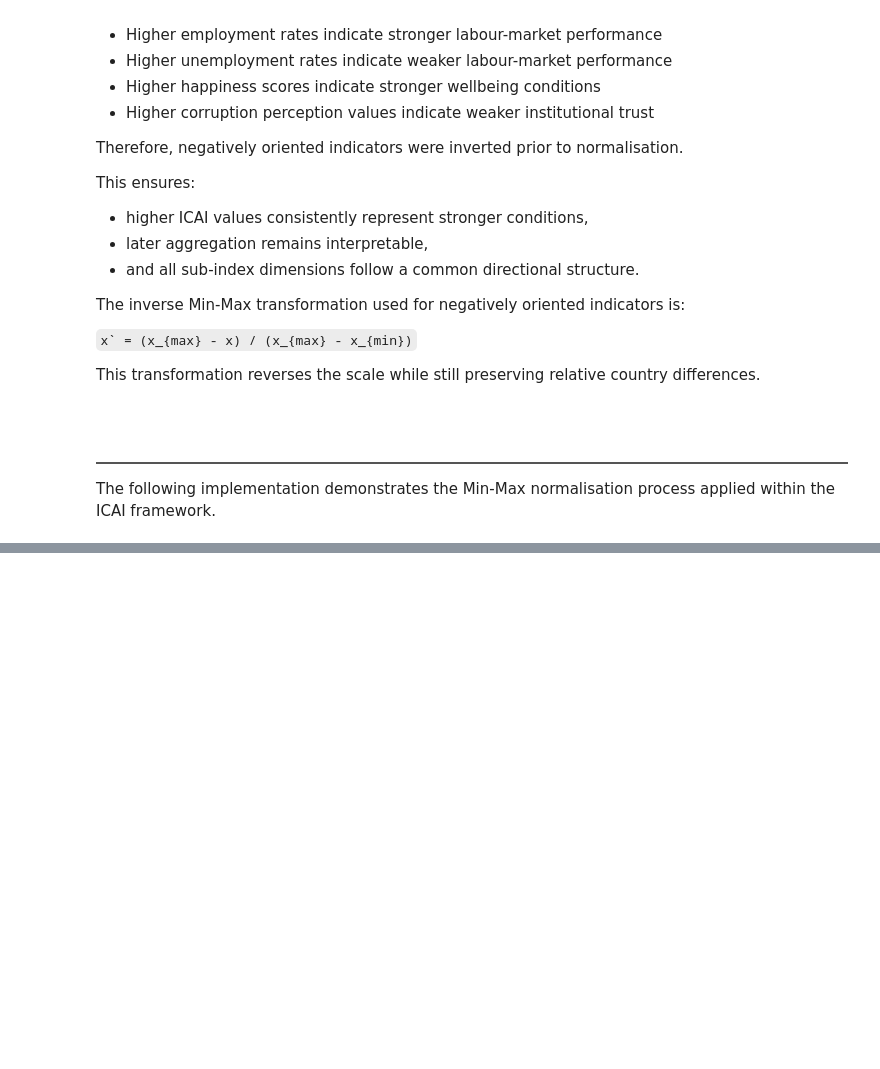
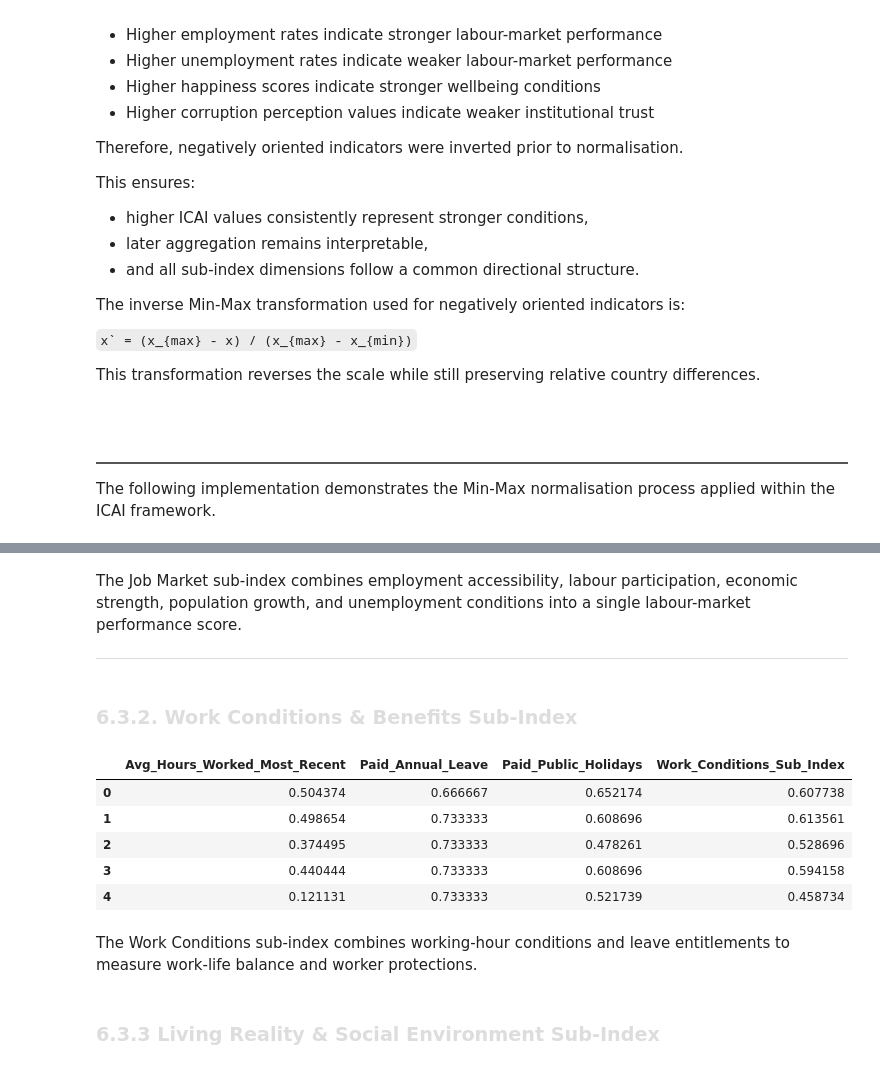
Before and after one commit to LeafMonarch/International-Career-Attractiveness-Index, a Jupyter notebook: notebooks/main.ipynb, the cells around one changed output, grey strips where cells are left out. Saved outputs shown, nothing was run; the diff lists cells and outputs as text; code cells hidden in the pictures; blank space fills up the shorter version.

Commit message:
(feat): Introduced Weighting and Aggregation into main.ipynb

```diff
--- a/notebooks/main.ipynb
+++ b/notebooks/main.ipynb
@@ -3320,0 +3482,39 @@ This created a consistent directional structure for later weighting and aggregat
+# %% [markdown]
+The Job Market sub-index combines employment accessibility, labour participation, economic strength, population growth, and unemployment conditions into a single labour-market performance score.
+
+---
+# %% [markdown]
+<h3 id="work-condition-and-benefits-sub-index"
+style="
+color:#dddddd;
+padding-bottom:3px;">
+6.3.2. Work Conditions & Benefits Sub-Index
+</h3>
+# %%
+work_conditions_norm["Work_Conditions_Sub_Index"] = (
+    work_conditions_norm[
+        [
+            "Avg_Hours_Worked_Most_Recent",
+            "Paid_Annual_Leave",
+            "Paid_Public_Holidays"
+        ]
+    ].mean(axis=1)
+)
+
+display(work_conditions_norm.head())
+# %% [output]
+|  | Avg_Hours_Worked_Most_Recent | Paid_Annual_Leave | Paid_Public_Holidays | Work_Conditions_Sub_Index |
+| 0 | 0.504374 | 0.666667 | 0.652174 | 0.607738 |
+| 1 | 0.498654 | 0.733333 | 0.608696 | 0.613561 |
+| 2 | 0.374495 | 0.733333 | 0.478261 | 0.528696 |
+| 3 | 0.440444 | 0.733333 | 0.608696 | 0.594158 |
+| 4 | 0.121131 | 0.733333 | 0.521739 | 0.458734 |
+# %% [markdown]
+The Work Conditions sub-index combines working-hour conditions and leave entitlements to measure work-life balance and worker protections.
+# %% [markdown]
+<h3 id="living-reality-and-social-environment-sub-index"
+style="
+color:#dddddd;
+padding-bottom:3px;">
+6.3.3 Living Reality & Social Environment Sub-Index
+</h3>
```
Also changed, not shown: parts of 12 cells of this notebook.
